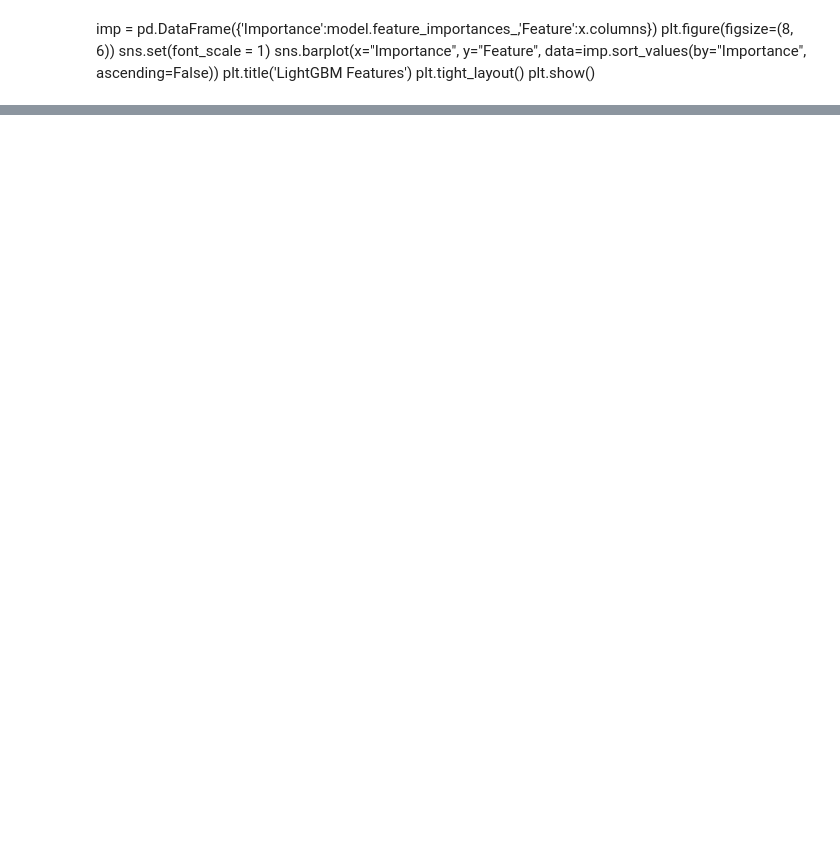
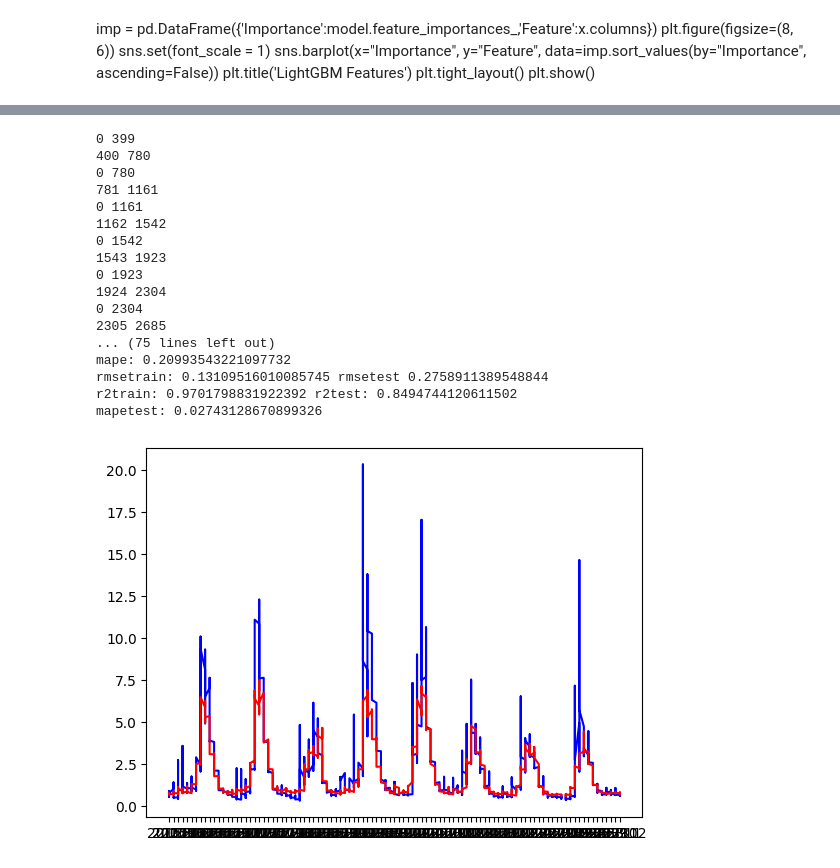
Before and after one commit to homa-abedin/Dams, a Jupyter notebook: dams-teh.ipynb, the cells around one changed output, grey strips where cells are left out. Drawn from its saved outputs; the diff is of its cells as text; code cells hidden in the pictures; blank space fills up the shorter version.

```diff
--- a/dams-teh.ipynb
+++ b/dams-teh.ipynb
@@ -161,27 +197,60 @@ fe.head(50)
 # %%
-tscv = TimeSeriesSplit(n_splits = 10)
+tscv = TimeSeriesSplit(n_splits = 20)
 test_rmse = []
 train_rmse= []
 test_r2 = []
 train_r2=[]
+test_mape=[]
 i=0
 for train_index, test_index in tscv.split(x):
+
     i+=1
     X_train, X_test = x.iloc[train_index], x.iloc[test_index]
     Y_train, Y_test = y.iloc[train_index], y.iloc[test_index]
-    if i>=6:
-        lgb = lightgbm.LGBMRegressor( n_estimators=410, num_leaves=31, learning_rate=0.01, colsample_bytree=0.85,verbose=0)
+    print (train_index.min(),train_index.max())
+    print (test_index.min(),test_index.max())
+    if i>=13:
+        lgb = lightgbm.LGBMRegressor( n_estimators=10000, num_leaves=31, learning_rate=0.07, colsample_bytree=0.85,verbose=0)
 
-        lgb.fit(X_train, Y_train)
+        lgb.fit(X_train, Y_train,sample_weight=X_train['std_TotalAbBarfVBaran_in'], eval_set=(X_test,Y_test),callbacks=([early_stopping(stopping_rounds=40)]))
 
         test_predict = lgb.predict(X_test, num_iteration=lgb.best_iteration_)
         train_predict = lgb.predict(X_train, num_iteration=lgb.best_iteration_)
 
         test_rmse.append ( np.sqrt(mean_squared_error(Y_test, test_predict)))
         train_rmse.append ( np.sqrt(mean_squared_error(Y_train, train_predict)))
 
         test_r2 .append ( r2_score(Y_test, test_predict))
         train_r2 .append ( r2_score(Y_train, train_predict))
-
+        test_mape.append (mean_absolute_percentage_error(Y_test, test_predict))
+        Y_test= (np.exp(Y_test)-100)/1000
+        test_predict= (np.exp(test_predict)-100)/1000
+        plt.plot( X_test['Year'].astype(str) + X_test['month'].astype(str) ,Y_test, color='blue')
+        plt.plot( X_test['Year'].astype(str) + X_test['month'].astype(str) ,test_predict, color='red')
+        print ('rmse:',np.sqrt(mean_squared_error(Y_test, test_predict)))
+        print ('r2:', r2_score(Y_test, test_predict))
+        print ('mape:', mean_absolute_percentage_error(Y_test, test_predict))
+        #plt.show()
 print("rmsetrain:",np.mean(train_rmse),"rmsetest",np.mean(test_rmse))
 print ("r2train:",np.mean(train_r2),'r2test:',np.mean(test_r2) )
+
+print ('mapetest:',np.mean(test_mape))
+# %% [output]
+0 399
+400 780
+0 780
+781 1161
+0 1161
+1162 1542
+0 1542
+1543 1923
+0 1923
+1924 2304
+0 2304
+2305 2685
+... (75 lines left out)
+mape: 0.20993543221097732
+rmsetrain: 0.13109516010085745 rmsetest 0.2758911389548844
+r2train: 0.9701798831922392 r2test: 0.8494744120611502
+mapetest: 0.02743128670899326
+[figure, added]
```
Also changed, not shown: parts of 26 cells of this notebook.
